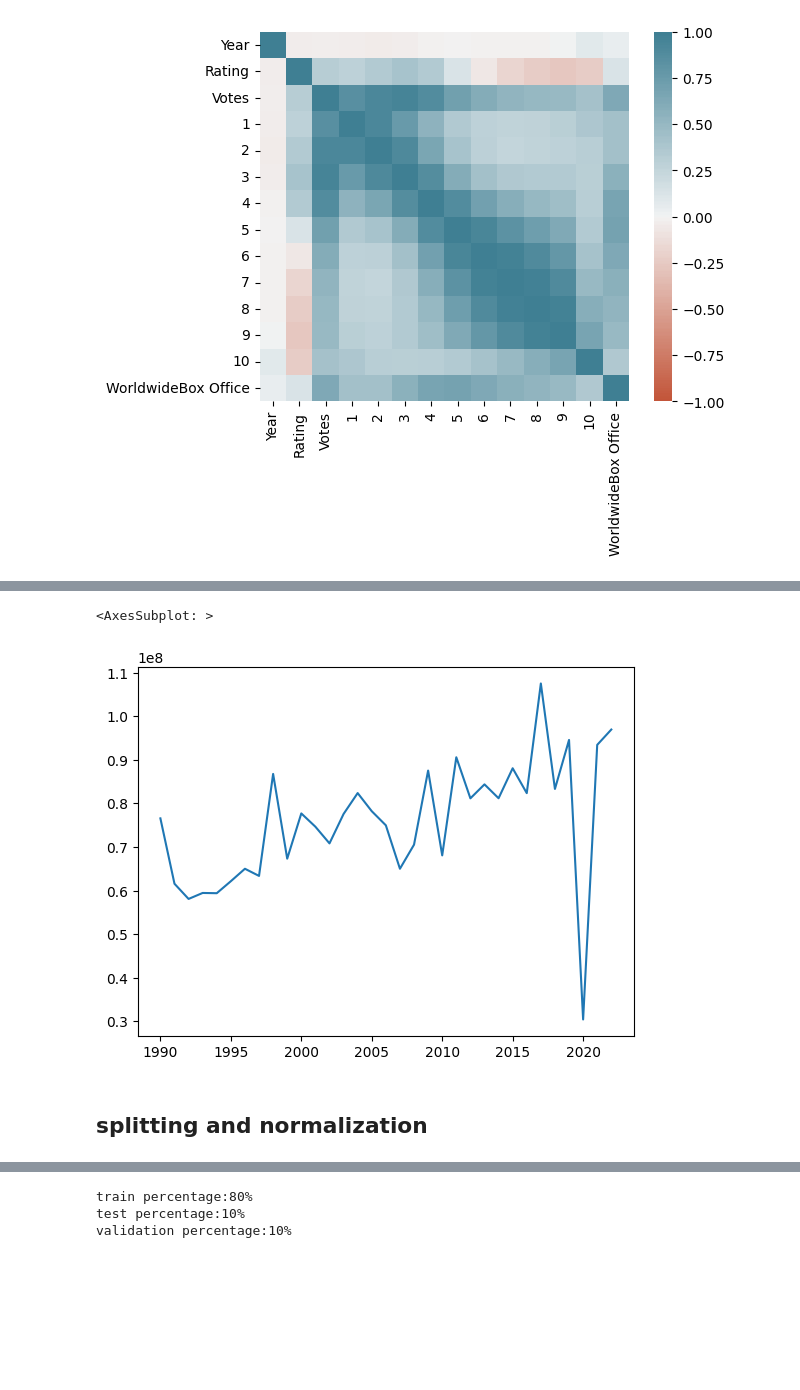
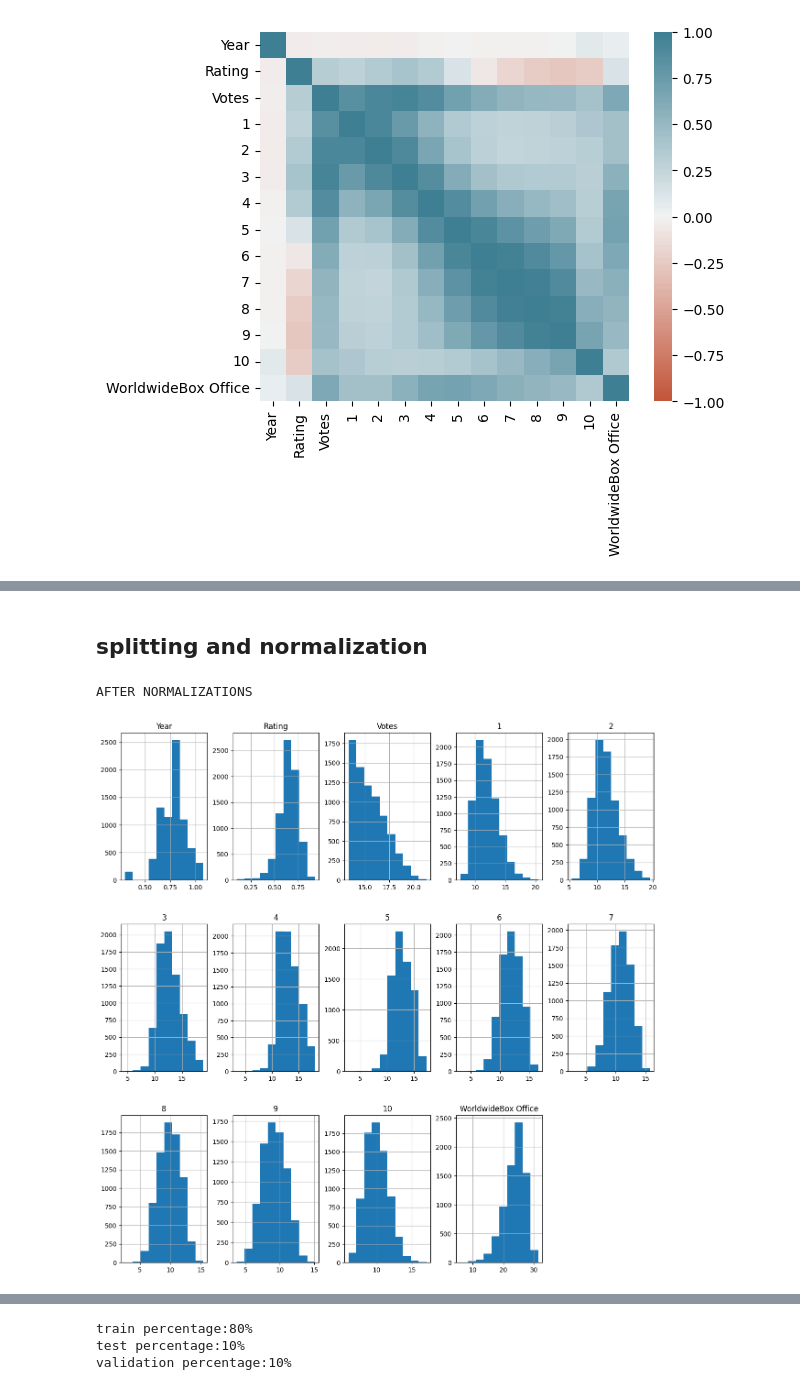
Before and after one commit to emre-bl/Movie-Revenue-Prediction, a Jupyter notebook: İMDB.ipynb, the cells around one changed output, grey strips where cells are left out. Cells and saved outputs as stored; diff of their text form; code cells hidden in the pictures; blank space fills up the shorter version.

```diff
--- a/İMDB.ipynb
+++ b/İMDB.ipynb
@@ -229,12 +245,10 @@ data[data.columns[1:]].hist(layout=(3,5), figsize=(15,15));
-# %%
-years = (data["Year"]).unique()
-years.sort()
-revenues = []
-for year in (data["Year"]).unique():
-    revenues.append(data[data["Year"] == year]["WorldwideBox Office"].mean())
-sns.lineplot(x=years, y=revenues)
-# %% [output]
-<AxesSubplot: >
-[figure, removed]
 # %% [markdown]
 ## splitting and normalization
+# %%
+data["Rating"] = data["Rating"]/10
+data[['Votes', '1', '2', '3', '4', '5', '6', '7', '8', '9', '10', 'WorldwideBox Office']] = np.log2(data[['Votes', '1', '2', '3', '4', '5', '6', '7', '8', '9', '10', 'WorldwideBox Office']])
+print("AFTER NORMALIZATIONS")
+data[data.columns[1:]].hist(layout=(3,5), figsize=(15,15));
+# %% [output]
+AFTER NORMALIZATIONS
+[figure, added]
```
Also changed, not shown: parts of 33 cells of this notebook.
